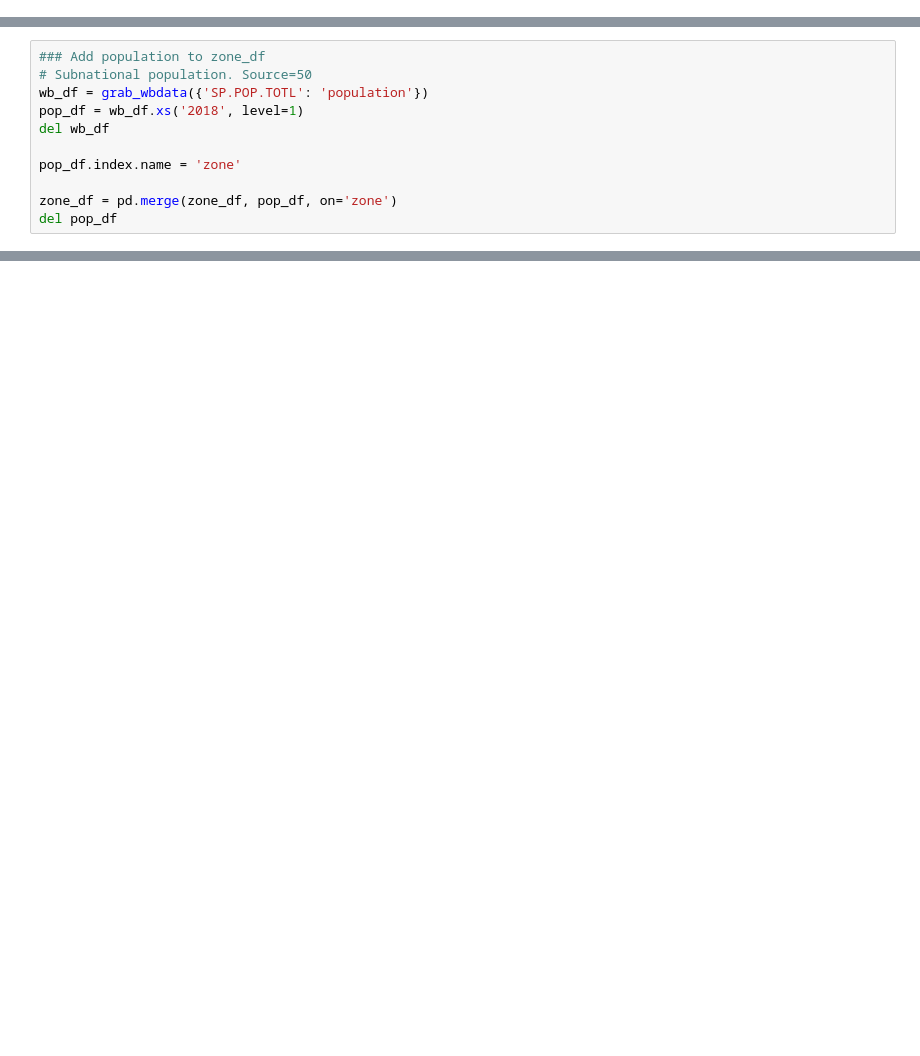
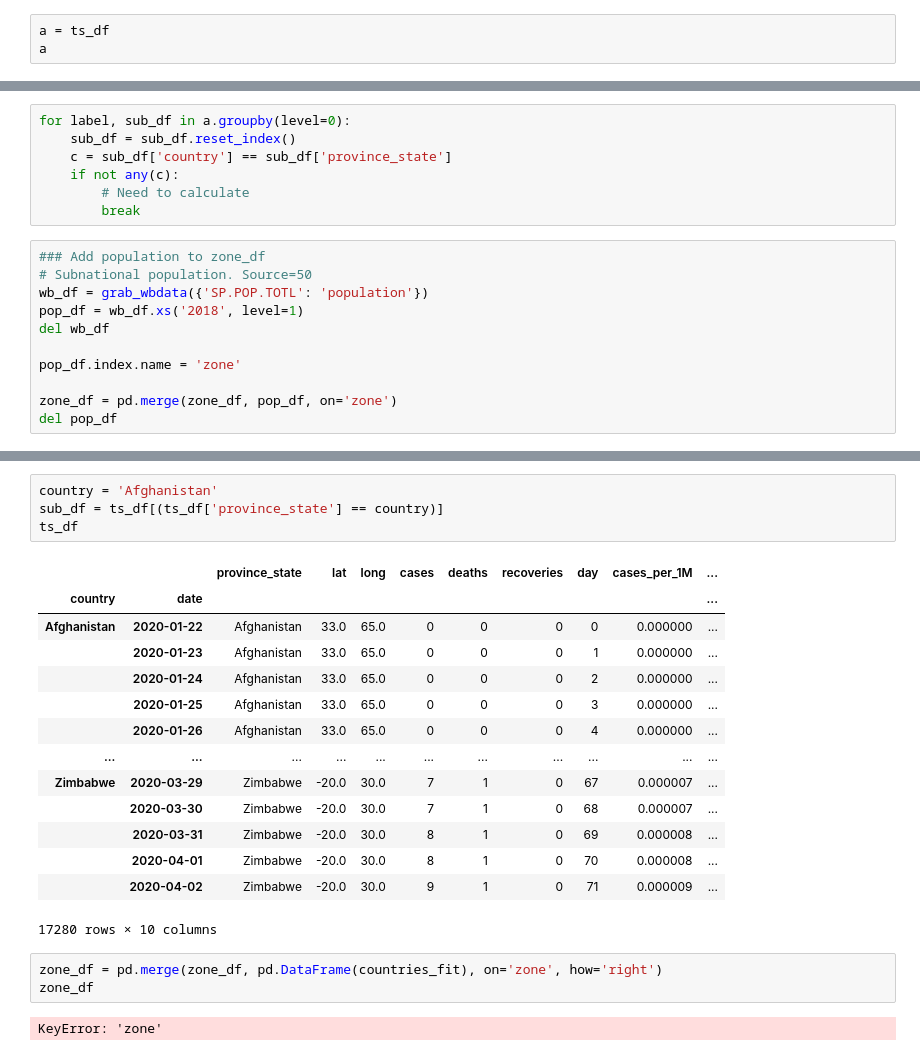
Before and after one commit to JeppeKlitgaard/COVID-19, a Jupyter notebook: COVID_data.ipynb, the cells around one changed output, grey strips where cells are left out. Cells and saved outputs as stored; diff of their text form; blank space fills up the shorter version.

```diff
--- a/COVID_data.ipynb
+++ b/COVID_data.ipynb
@@ -34,3 +48,6 @@ zone_df
 ## Timeseries
 # Grab JHU time series data
 ts_df = grab_JHU()
+# %%
+a = ts_df
+a
@@ -37,3 +72,10 @@ ts_df = grab_JHU()
+# %%
+for label, sub_df in a.groupby(level=0):
+    sub_df = sub_df.reset_index()
+    c = sub_df['country'] == sub_df['province_state']
+    if not any(c):
+        # Need to calculate
+        break
 # %%
 ### Add population to zone_df
 # Subnational population. Source=50
@@ -285,0 +174,24 @@ Spain ...  554671.446714  0.22824
+# %%
+country = 'Afghanistan'
+sub_df = ts_df[(ts_df['province_state'] == country)]
+ts_df
+# %% [output]
+|  |  | province_state | lat | long | cases | deaths | recoveries | day | cases_per_1M | ... |
+| country | date |  |  |  |  |  |  |  |  | ... |
+| Afghanistan | 2020-01-22 | Afghanistan | 33.0 | 65.0 | 0 | 0 | 0 | 0 | 0.000000 | ... |
+|  | 2020-01-23 | Afghanistan | 33.0 | 65.0 | 0 | 0 | 0 | 1 | 0.000000 | ... |
+|  | 2020-01-24 | Afghanistan | 33.0 | 65.0 | 0 | 0 | 0 | 2 | 0.000000 | ... |
+|  | 2020-01-25 | Afghanistan | 33.0 | 65.0 | 0 | 0 | 0 | 3 | 0.000000 | ... |
+|  | 2020-01-26 | Afghanistan | 33.0 | 65.0 | 0 | 0 | 0 | 4 | 0.000000 | ... |
+| ... | ... | ... | ... | ... | ... | ... | ... | ... | ... | ... |
+| Zimbabwe | 2020-03-29 | Zimbabwe | -20.0 | 30.0 | 7 | 1 | 0 | 67 | 0.000007 | ... |
+|  | 2020-03-30 | Zimbabwe | -20.0 | 30.0 | 7 | 1 | 0 | 68 | 0.000007 | ... |
+|  | 2020-03-31 | Zimbabwe | -20.0 | 30.0 | 8 | 1 | 0 | 69 | 0.000008 | ... |
+|  | 2020-04-01 | Zimbabwe | -20.0 | 30.0 | 8 | 1 | 0 | 70 | 0.000008 | ... |
+|  | 2020-04-02 | Zimbabwe | -20.0 | 30.0 | 9 | 1 | 0 | 71 | 0.000009 | ... |
+17280 rows × 10 columns
+# %%
+zone_df = pd.merge(zone_df, pd.DataFrame(countries_fit), on='zone', how='right')
+zone_df
+# %% [output]
+KeyError: 'zone'
```
Also changed, not shown: parts of 16 cells of this notebook, 1 other file.
